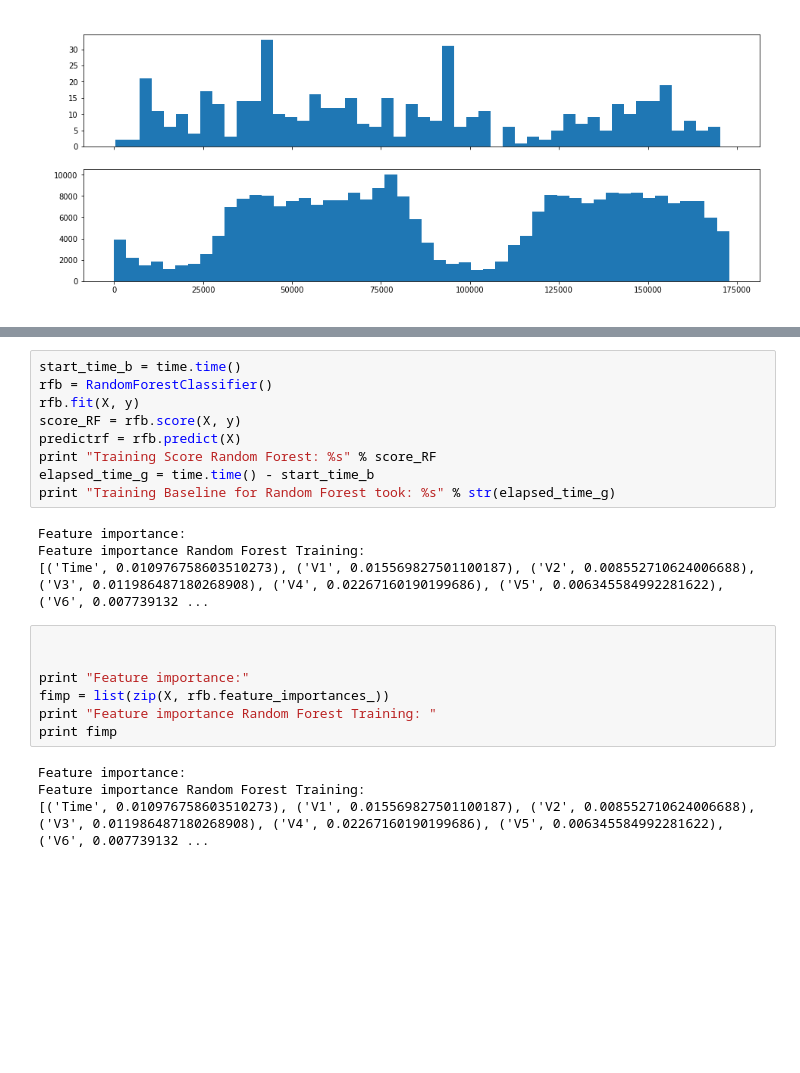
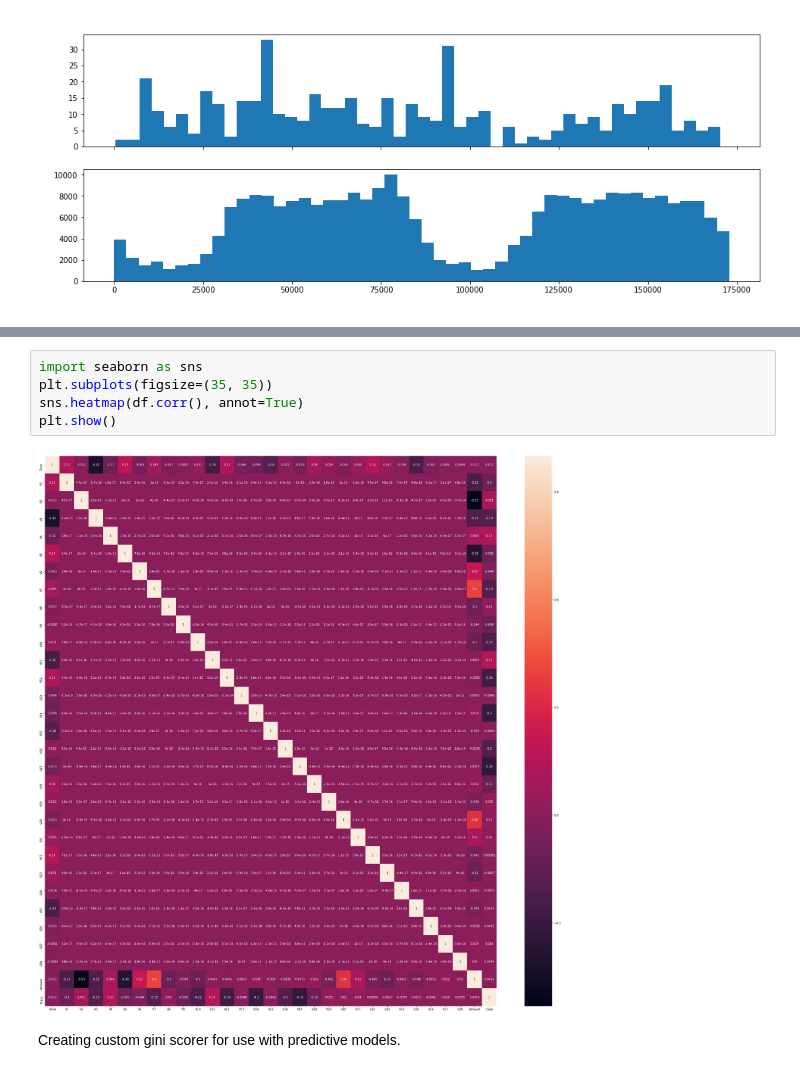
Before and after one commit to igabriel85/dmon-adp, a Jupyter notebook: notebooks/Experimenter.ipynb, the cells around one changed output, grey strips where cells are left out. Drawn from its saved outputs; the diff is of its cells as text; blank space fills up the shorter version.

```diff
--- a/notebooks/Experimenter.ipynb
+++ b/notebooks/Experimenter.ipynb
@@ -140,24 +155,9 @@ X_train, X_test, y_train, y_test = train_test_split(X, y)
-# %%
-start_time_b = time.time()
-rfb = RandomForestClassifier()
-rfb.fit(X, y)
-score_RF = rfb.score(X, y)
-predictrf = rfb.predict(X)
-print "Training Score Random Forest: %s" % score_RF
-elapsed_time_g = time.time() - start_time_b
-print "Training Baseline for Random Forest took: %s" % str(elapsed_time_g)
-# %% [output]
-Feature importance:
-Feature importance Random Forest Training:
-[('Time', 0.010976758603510273), ('V1', 0.015569827501100187), ('V2', 0.008552710624006688), ('V3', 0.011986487180268908), ('V4', 0.02267160190199686), ('V5', 0.006345584992281622), ('V6', 0.007739132 ...
-# %%
-
-
-print "Feature importance:"
-fimp = list(zip(X, rfb.feature_importances_))
-print "Feature importance Random Forest Training: "
-print fimp
-# %% [output]
-Feature importance:
-Feature importance Random Forest Training:
-[('Time', 0.010976758603510273), ('V1', 0.015569827501100187), ('V2', 0.008552710624006688), ('V3', 0.011986487180268908), ('V4', 0.02267160190199686), ('V5', 0.006345584992281622), ('V6', 0.007739132 ...
+# %%
+import seaborn as sns
+plt.subplots(figsize=(35, 35))
+sns.heatmap(df.corr(), annot=True)
+plt.show()
+# %% [output]
+[figure, added]
+# %% [markdown]
+Creating custom gini scorer for use with predictive models.
```
Also changed, not shown: parts of 19 cells of this notebook.
